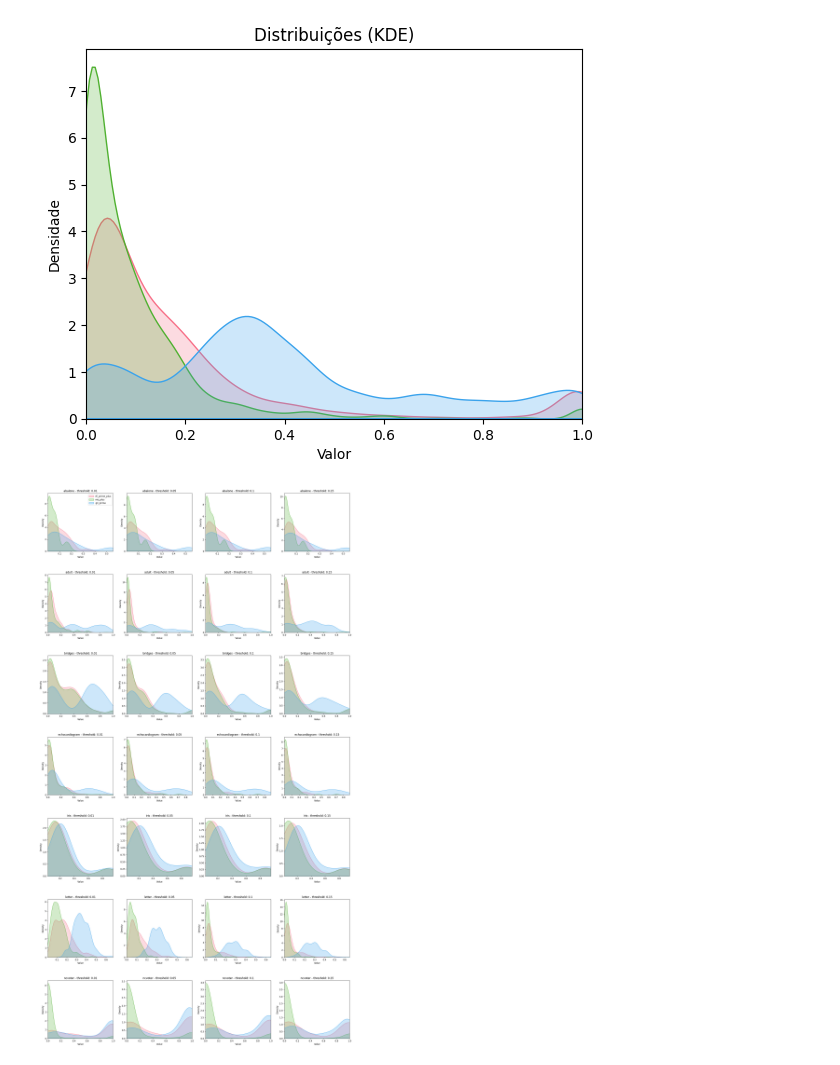
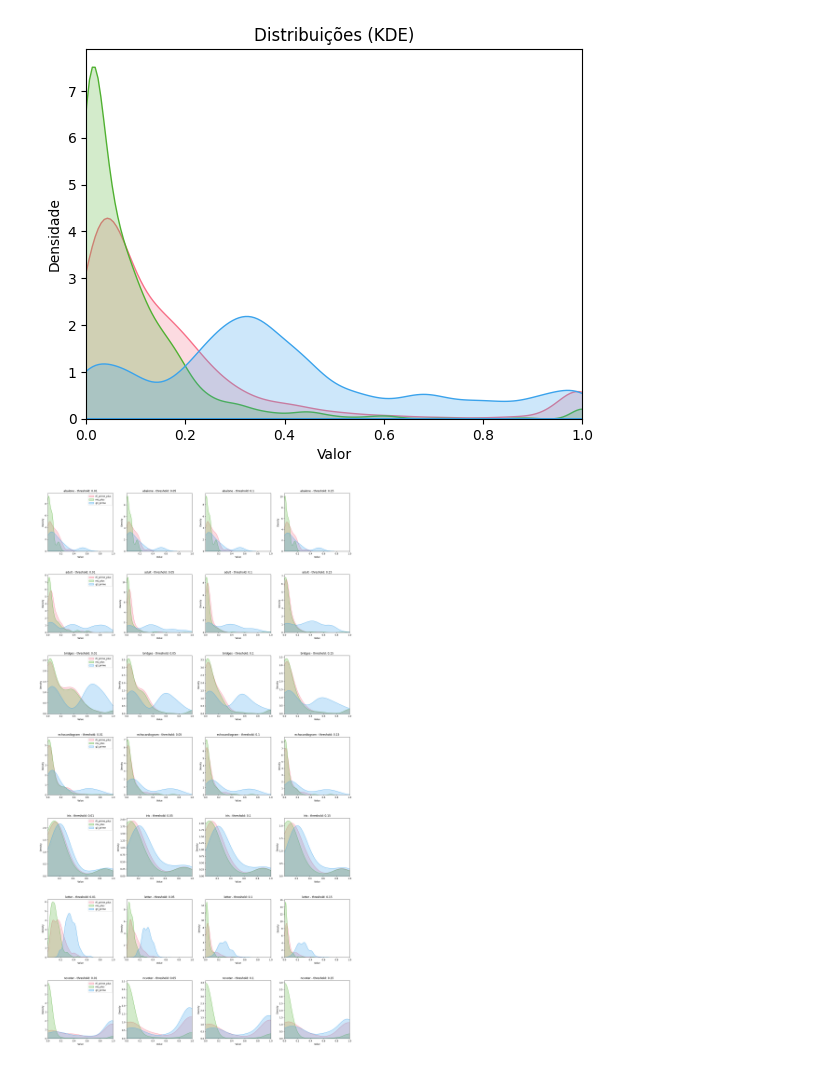
Before and after one commit to AlexF99/tcc, a Jupyter notebook: src/metrics/visualizations/thresholds.ipynb, the cells around one changed output. Saved outputs shown, nothing was run; the diff lists cells and outputs as text; code cells hidden in the pictures.

Commit message:
fix max value on thresholds plot

```diff
--- a/src/metrics/visualizations/thresholds.ipynb
+++ b/src/metrics/visualizations/thresholds.ipynb
@@ -69,33 +69,33 @@ for i, dataset in enumerate(datasets):
             ax = axes[j]
         else:
             ax = axes[i, j]
 
         # Plot KDE for each metric on this subplot
         min_value = float("inf")
-        max_value = float("-inf")
+        max_value = 1
 
         for idx, col in enumerate(valid_columns):
             series = threshold_df[col].dropna()
             if series.empty:
                 continue
             sns.kdeplot(series, label=col, color=palette[idx], fill=True, ax=ax)
             if not series.empty:
                 min_value = min(min_value, series.min())
                 max_value = max(max_value, series.max())
 
         # Set subplot title and labels
         ax.set_title(f"{dataset} - threshold: {threshold}")
         ax.set_xlabel("Value")
         ax.set_ylabel("Density")
 
         # Only add legend to the first plot to avoid redundancy
-        if i == 0 and j == 0:
+        if j == 0:
             ax.legend()
 
         # Set x-axis limits if we have valid data
         if min_value != float("inf") and max_value != float("-inf"):
             ax.set_xlim(min_value, max_value)
 
 plt.subplots_adjust(hspace=0.4)
 # %% [output]
-[figure, old version]
+[figure, new version]
```
